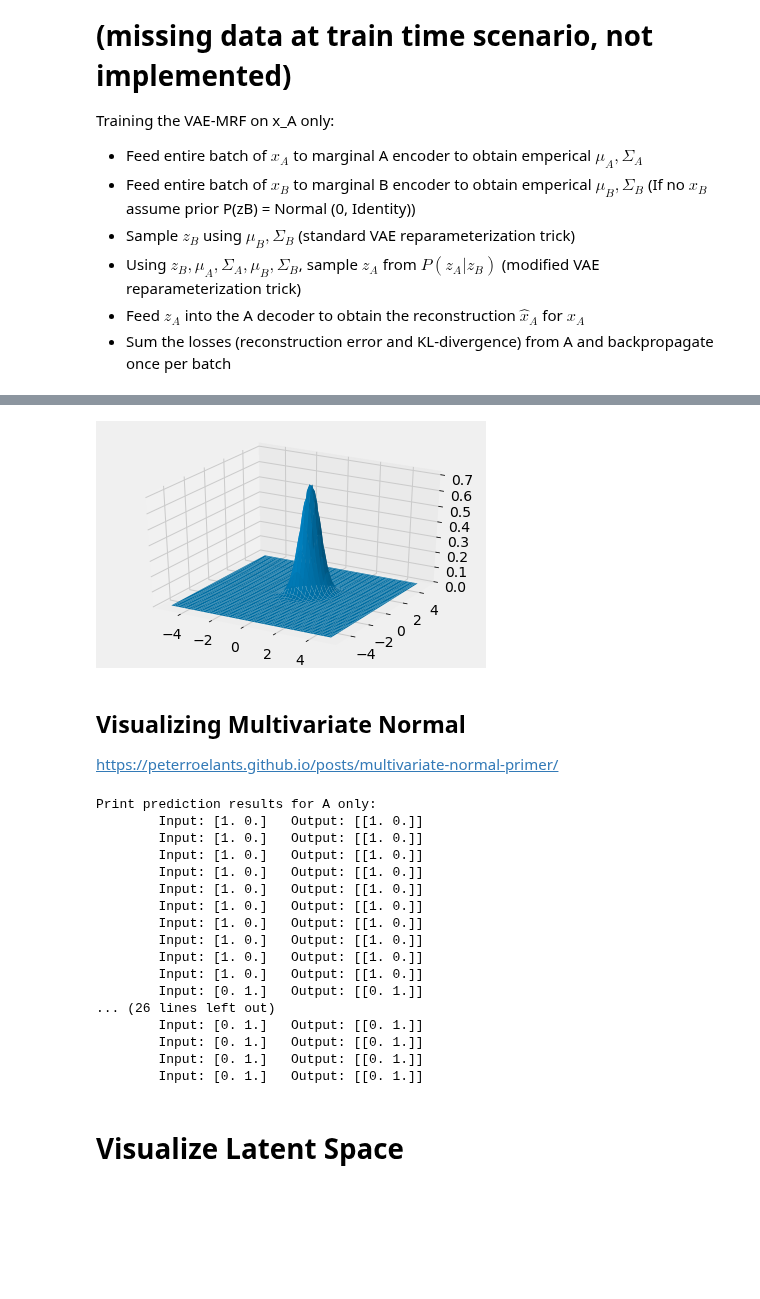
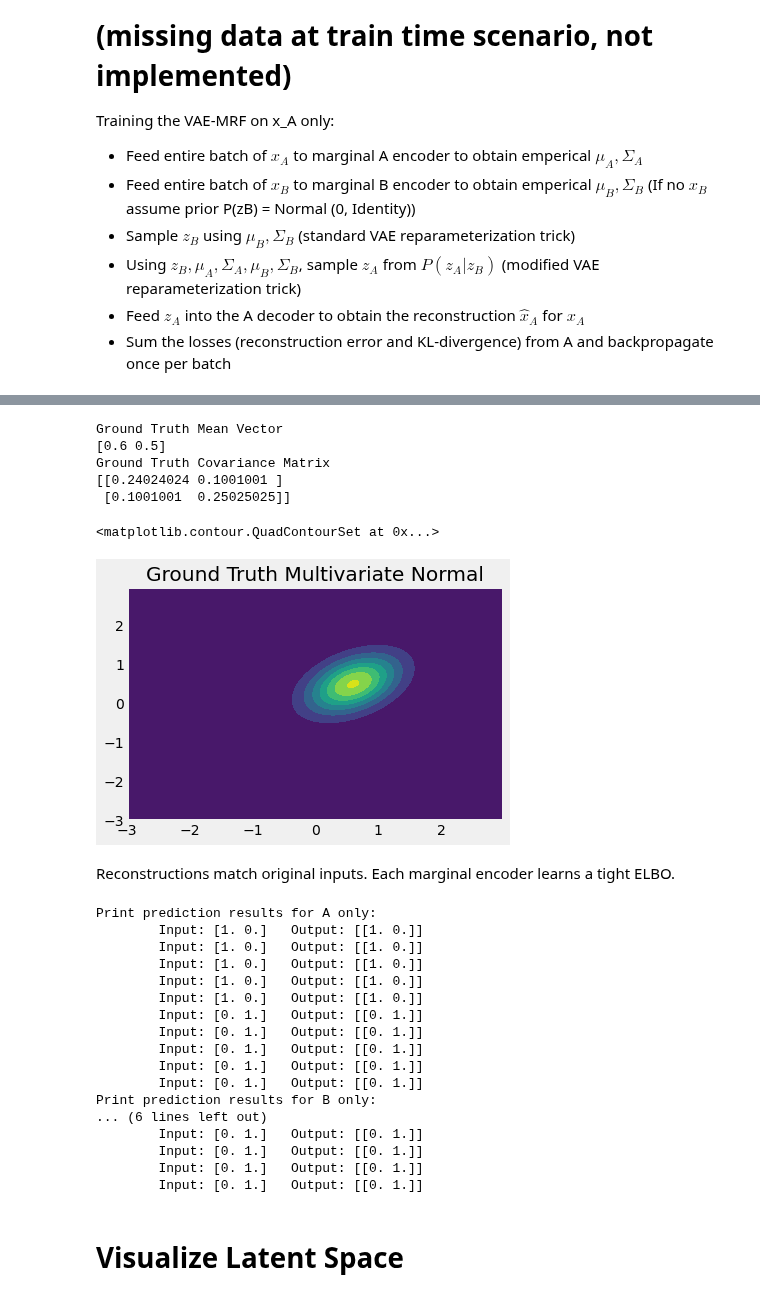
Before and after one commit to Kwanikaze/vpandas, a Jupyter notebook: MRF_VAE_binary_vars.ipynb, the cells around one changed output, grey strips where cells are left out. Saved outputs shown, nothing was run; the diff lists cells and outputs as text; code cells hidden in the pictures; blank space fills up the shorter version.

```diff
--- a/MRF_VAE_binary_vars.ipynb
+++ b/MRF_VAE_binary_vars.ipynb
@@ -858,21 +684,27 @@ plt.show()
-# %%
-from mpl_toolkits import mplot3d
-import matplotlib.pyplot as plt
-from scipy.stats import multivariate_normal
-x = np.linspace(-5, 5, 100)
-y = np.linspace(-5, 5, 100)
-X, Y = np.meshgrid(x, y)
-pos = np.dstack((X, Y))
-mu = np.array([0.6, 0.5])
-cov = np.array([[0.24024024, 0.1001001],[0.1001001, 0.25025025]])
-rv = multivariate_normal(mu, cov)
-Z = rv.pdf(pos)
-fig = plt.figure()
-ax = fig.add_subplot(111, projection='3d')
-ax.plot_surface(X, Y, Z)
-fig.show()
-# %% [output]
-[figure, removed]
+# %%
+mean = np.mean(data_2_1000, axis=0)
+cov = np.cov(data_2_1000, rowvar=False)
+print("Ground Truth Mean Vector")
+print(mean)
+print("Ground Truth Covariance Matrix")
+print(cov)
+# %% [output]
+Ground Truth Mean Vector
+[0.6 0.5]
+Ground Truth Covariance Matrix
+[[0.24024024 0.1001001 ]
+ [0.1001001  0.25025025]]
+# %%
+x, y = np.mgrid[-3:3:.01, -3:3:.01]
+pos = np.dstack((x, y))
+rv = multivariate_normal([0.6, 0.5], [[0.24024024, 0.1001001], [0.1001001, 0.25025025]])
+fig2 = plt.figure()
+plt.title("Ground Truth Multivariate Normal")
+ax2 = fig2.add_subplot(111)
+ax2.contourf(x, y, rv.pdf(pos))
+# %% [output]
+<matplotlib.contour.QuadContourSet at 0x...>
+[figure, added]
 # %%
 #VAE_MRF.eval()
 #hardcode = False
@@ -883,12 +715,11 @@ fig.show()
 #      VAE_MRF.muB_emp = torch.nn.Parameter(torch.unsqueeze(torch.unsqueeze(torch.tensor(0.5),0),0))
 #      VAE_MRF.logvarA_emp = torch.nn.Parameter(torch.unsqueeze(torch.unsqueeze(torch.tensor(0.24024024),0),0))
 #      VAE_MRF.logvarB_emp =torch.nn.Parameter(torch.unsqueeze(torch.unsqueeze(torch.tensor(0.25025025),0),0))
-# %% [markdown]
-## Visualizing Multivariate Normal
-https://peterroelants.github.io/posts/multivariate-normal-primer/
+# %% [markdown]
+Reconstructions match original inputs. Each marginal encoder learns a tight ELBO.
 # %%
 x_test = np.eye(num)[np.arange(num)]  # Test data (one-hot encoded)
-duplicates = 10
+duplicates = 5
 x_test = np.repeat(x_test, [duplicates,duplicates],axis=0)
 x_test = Variable(torch.from_numpy(x_test))
 x_test = x_test.to(device)
@@ -907,16 +738,16 @@ Print prediction results for A only:
         Input: [1. 0.]   Output: [[1. 0.]]
         Input: [1. 0.]   Output: [[1. 0.]]
         Input: [1. 0.]   Output: [[1. 0.]]
-        Input: [1. 0.]   Output: [[1. 0.]]
-        Input: [1. 0.]   Output: [[1. 0.]]
-        Input: [1. 0.]   Output: [[1. 0.]]
-        Input: [1. 0.]   Output: [[1. 0.]]
-        Input: [1. 0.]   Output: [[1. 0.]]
-        Input: [0. 1.]   Output: [[0. 1.]]
-... (26 lines left out)
         Input: [0. 1.]   Output: [[0. 1.]]
         Input: [0. 1.]   Output: [[0. 1.]]
         Input: [0. 1.]   Output: [[0. 1.]]
         Input: [0. 1.]   Output: [[0. 1.]]
+        Input: [0. 1.]   Output: [[0. 1.]]
+Print prediction results for B only:
+... (6 lines left out)
+        Input: [0. 1.]   Output: [[0. 1.]]
+        Input: [0. 1.]   Output: [[0. 1.]]
+        Input: [0. 1.]   Output: [[0. 1.]]
+        Input: [0. 1.]   Output: [[0. 1.]]
 # %% [markdown]
 # Visualize Latent Space
```
Also changed, not shown: parts of 18 cells of this notebook.
